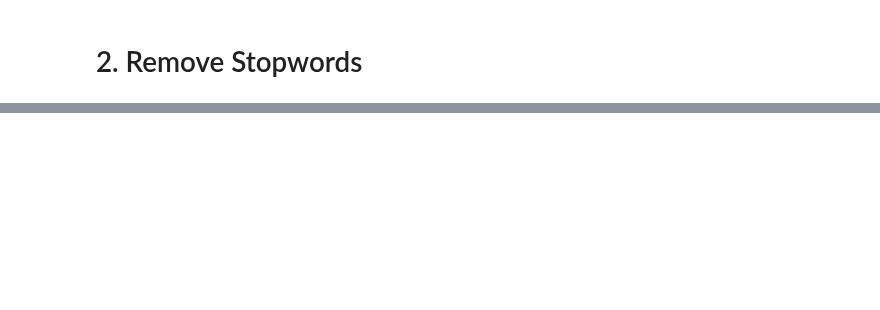
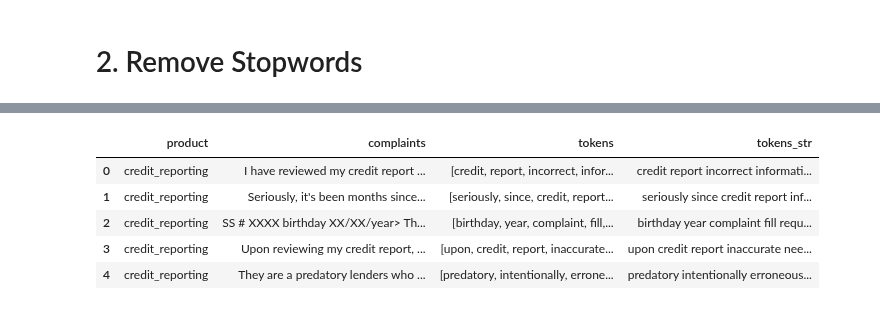
Before and after one commit to MKhant10/Complaint-Analysis, a Jupyter notebook: preprocess.ipynb, the cells around one changed output, grey strips where cells are left out. Cells and saved outputs as stored; diff of their text form; code cells hidden in the pictures; blank space fills up the shorter version.

```diff
--- a/preprocess.ipynb
+++ b/preprocess.ipynb
@@ -205,3 +226,12 @@ df_stratified['tokens'] = df_stratified['tokens'].apply(filter_english)
 # %%
 df_stratified['tokens_str'] = df_stratified['tokens'].apply(lambda x: ' '.join(x))
+# %%
+df_stratified.head()
+# %% [output]
+|  | product | complaints | tokens | tokens_str |
+| 0 | credit_reporting | I have reviewed my credit report ... | [credit, report, incorrect, infor... | credit report incorrect informati... |
+| 1 | credit_reporting | Seriously, it's been months since... | [seriously, since, credit, report... | seriously since credit report inf... |
+| 2 | credit_reporting | SS # XXXX birthday XX/XX/year> Th... | [birthday, year, complaint, fill,... | birthday year complaint fill requ... |
+| 3 | credit_reporting | Upon reviewing my credit report, ... | [upon, credit, report, inaccurate... | upon credit report inaccurate nee... |
+| 4 | credit_reporting | They are a predatory lenders who ... | [predatory, intentionally, errone... | predatory intentionally erroneous... |
 # %%
```
Also changed, not shown: parts of 19 cells of this notebook.
